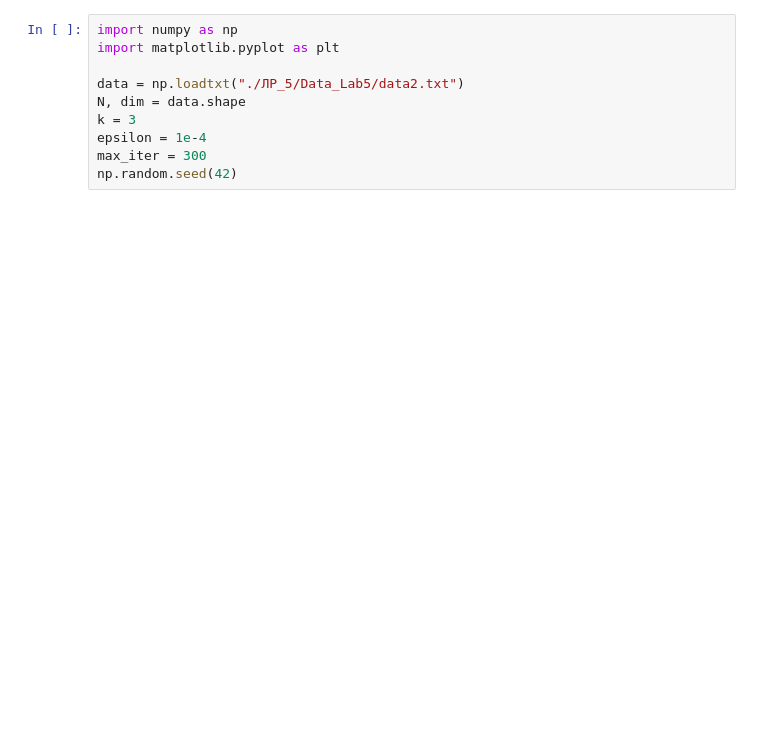
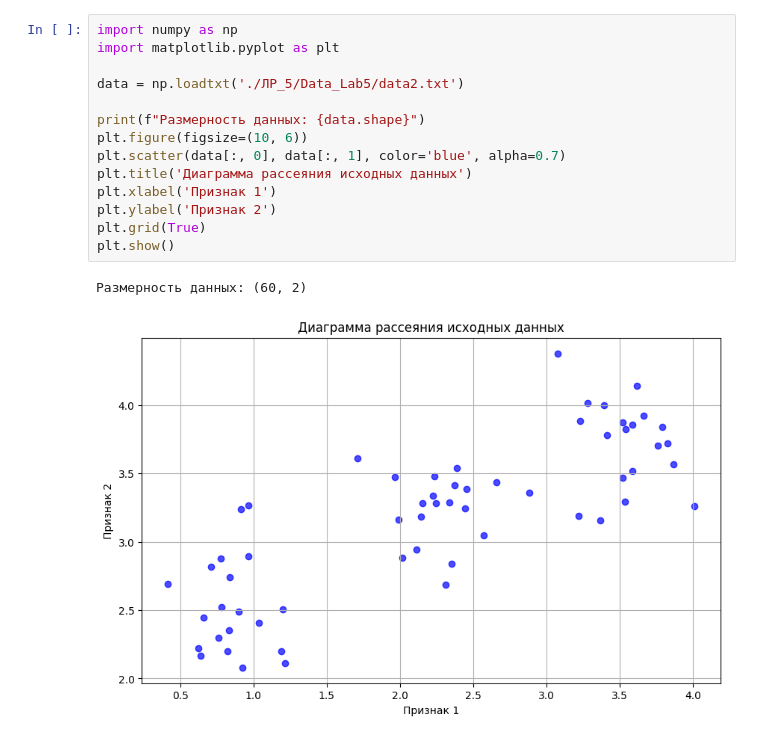
Before and after one commit to Anton-Bondarchuk/iad, a Jupyter notebook: lab5/tasks.ipynb, the cells around one changed output. Drawn from its saved outputs; the diff is of its cells as text; blank space fills up the shorter version.

```diff
--- a/lab5/tasks.ipynb
+++ b/lab5/tasks.ipynb
@@ -1,10 +1,17 @@
-# %%
-import numpy as np
-import matplotlib.pyplot as plt
-
-data = np.loadtxt("./ЛР_5/Data_Lab5/data2.txt")
-N, dim = data.shape
-k = 3
-epsilon = 1e-4
-max_iter = 300
-np.random.seed(42)
+# %%
+import numpy as np
+import matplotlib.pyplot as plt
+
+data = np.loadtxt('./ЛР_5/Data_Lab5/data2.txt')
+
+print(f"Размерность данных: {data.shape}")
+plt.figure(figsize=(10, 6))
+plt.scatter(data[:, 0], data[:, 1], color='blue', alpha=0.7)
+plt.title('Диаграмма рассеяния исходных данных')
+plt.xlabel('Признак 1')
+plt.ylabel('Признак 2')
+plt.grid(True)
+plt.show()
+# %% [output]
+Размерность данных: (60, 2)
+[figure, added]
```
Also changed, not shown: parts of 7 cells of this notebook, 2 other files.
